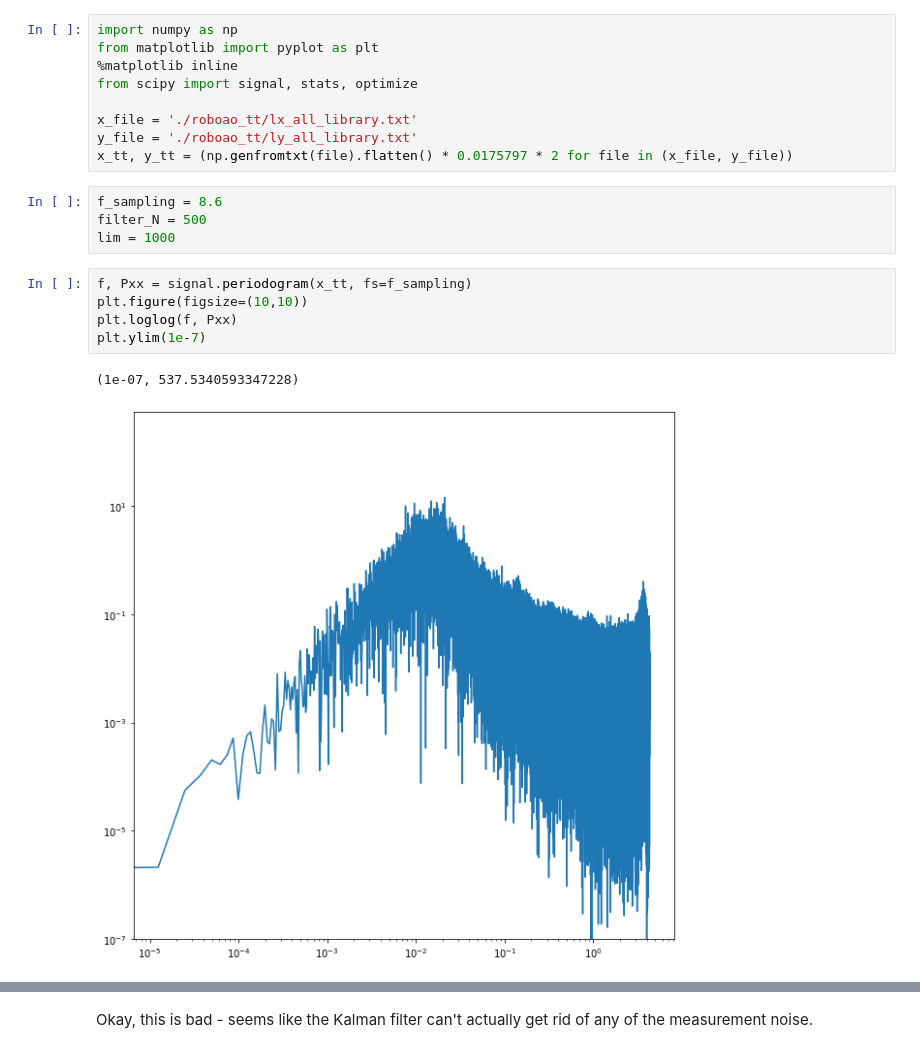
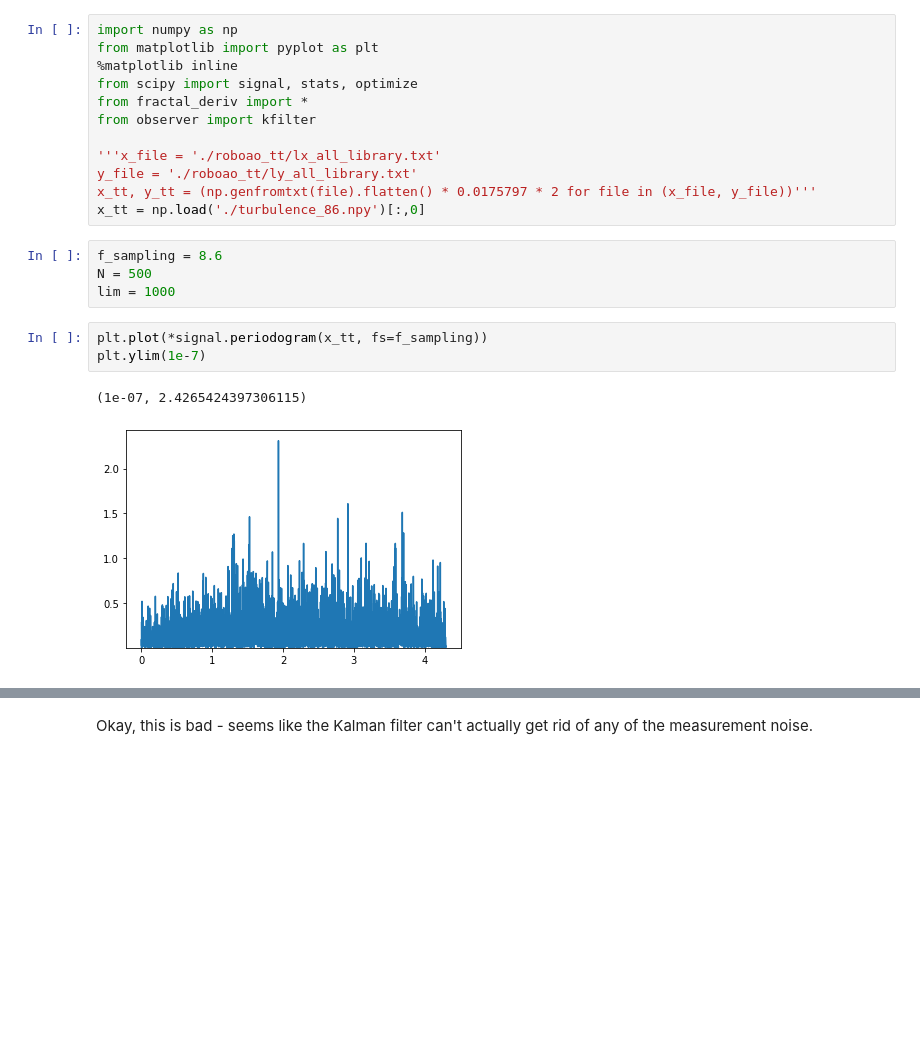
Before and after one commit to aditya-sengupta/tip-tilt-control, a Jupyter notebook: control/dev/impulse_filter.ipynb, the cells around one changed output, grey strips where cells are left out. Cells and saved outputs as stored; diff of their text form; blank space fills up the shorter version.

```diff
--- a/control/dev/impulse_filter.ipynb
+++ b/control/dev/impulse_filter.ipynb
@@ -3,19 +3,20 @@ import numpy as np
 from matplotlib import pyplot as plt
 %matplotlib inline
 from scipy import signal, stats, optimize
+from fractal_deriv import *
+from observer import kfilter
 
-x_file = './roboao_tt/lx_all_library.txt'
+'''x_file = './roboao_tt/lx_all_library.txt'
 y_file = './roboao_tt/ly_all_library.txt'
-x_tt, y_tt = (np.genfromtxt(file).flatten() * 0.0175797 * 2 for file in (x_file, y_file))
+x_tt, y_tt = (np.genfromtxt(file).flatten() * 0.0175797 * 2 for file in (x_file, y_file))'''
+x_tt = np.load('./turbulence_86.npy')[:,0]
 # %%
 f_sampling = 8.6
-filter_N = 500
+N = 500
 lim = 1000
 # %%
-f, Pxx = signal.periodogram(x_tt, fs=f_sampling)
-plt.figure(figsize=(10,10))
-plt.loglog(f, Pxx)
+plt.plot(*signal.periodogram(x_tt, fs=f_sampling))
 plt.ylim(1e-7)
 # %% [output]
-(1e-07, 537.5340593347228)
+(1e-07, 2.4265424397306115)
-[figure, old version]
+[figure, new version]
```
Also changed, not shown: parts of 15 cells of this notebook, 1 other file.
